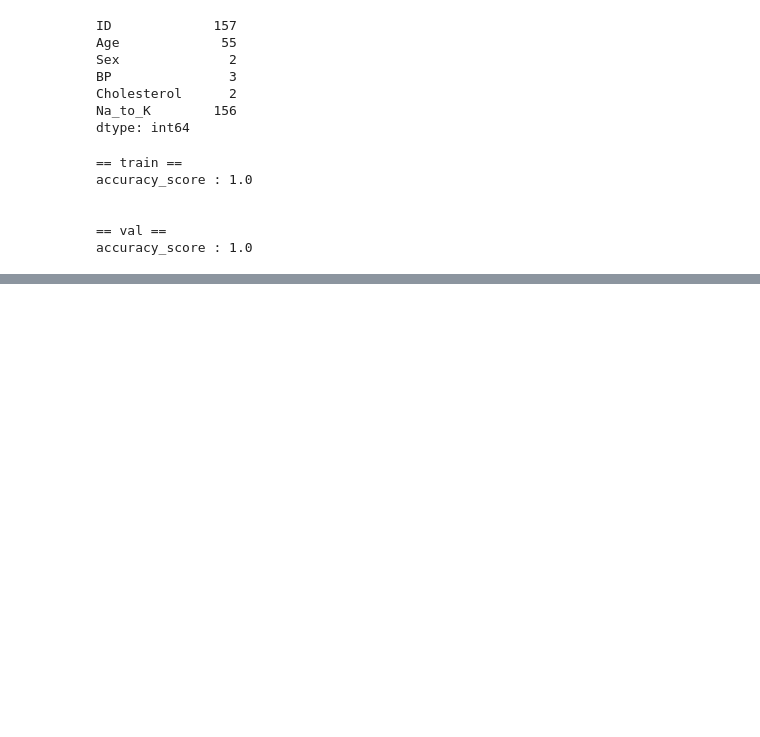
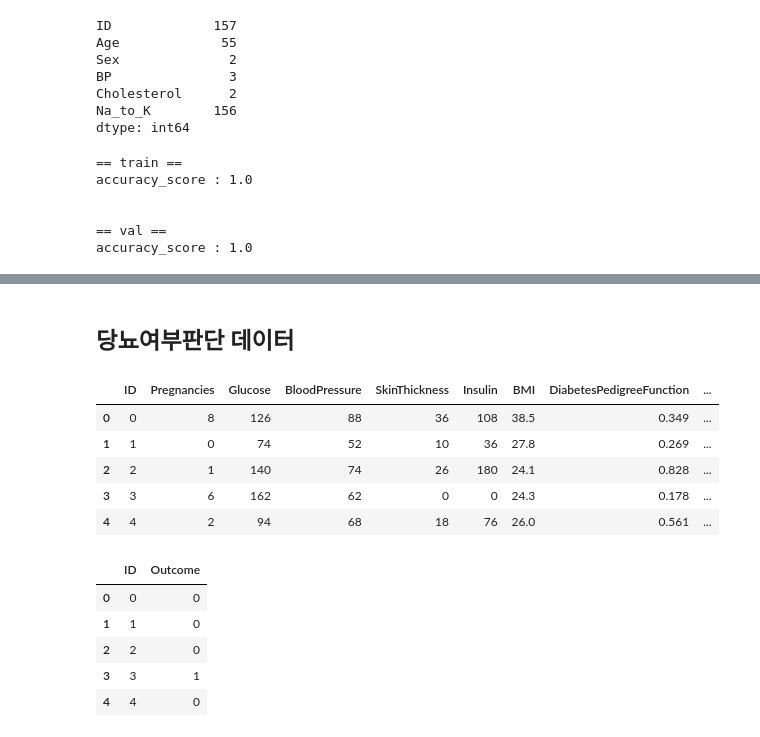
Before and after one commit to Naseungju/-_-, a Jupyter notebook: 2유형_연습.ipynb, the cells around one changed output, grey strips where cells are left out. Drawn from its saved outputs; the diff is of its cells as text; code cells hidden in the pictures; blank space fills up the shorter version.

```diff
--- a/2유형_연습.ipynb
+++ b/2유형_연습.ipynb
@@ -1058,0 +1273,25 @@ accuracy_score : 1.0
+# %% [markdown]
+## 당뇨여부판단 데이터
+# %%
+import pandas as pd
+#데이터 로드
+x_train = pd.read_csv("https://raw.githubusercontent.com/Datamanim/datarepo/main/diabetes/x_train.csv")
+y_train = pd.read_csv("https://raw.githubusercontent.com/Datamanim/datarepo/main/diabetes/y_train.csv")
+x_test= pd.read_csv("https://raw.githubusercontent.com/Datamanim/datarepo/main/diabetes/x_test.csv")
+
+
+display(x_train.head())
+display(y_train.head())
+# %% [output]
+|  | ID | Pregnancies | Glucose | BloodPressure | SkinThickness | Insulin | BMI | DiabetesPedigreeFunction | ... |
+| 0 | 0 | 8 | 126 | 88 | 36 | 108 | 38.5 | 0.349 | ... |
+| 1 | 1 | 0 | 74 | 52 | 10 | 36 | 27.8 | 0.269 | ... |
+| 2 | 2 | 1 | 140 | 74 | 26 | 180 | 24.1 | 0.828 | ... |
+| 3 | 3 | 6 | 162 | 62 | 0 | 0 | 24.3 | 0.178 | ... |
+| 4 | 4 | 2 | 94 | 68 | 18 | 76 | 26.0 | 0.561 | ... |
+|  | ID | Outcome |
+| 0 | 0 | 0 |
+| 1 | 1 | 0 |
+| 2 | 2 | 0 |
+| 3 | 3 | 1 |
+| 4 | 4 | 0 |
```
Also changed, not shown: parts of 8 cells of this notebook, 1 other file.
